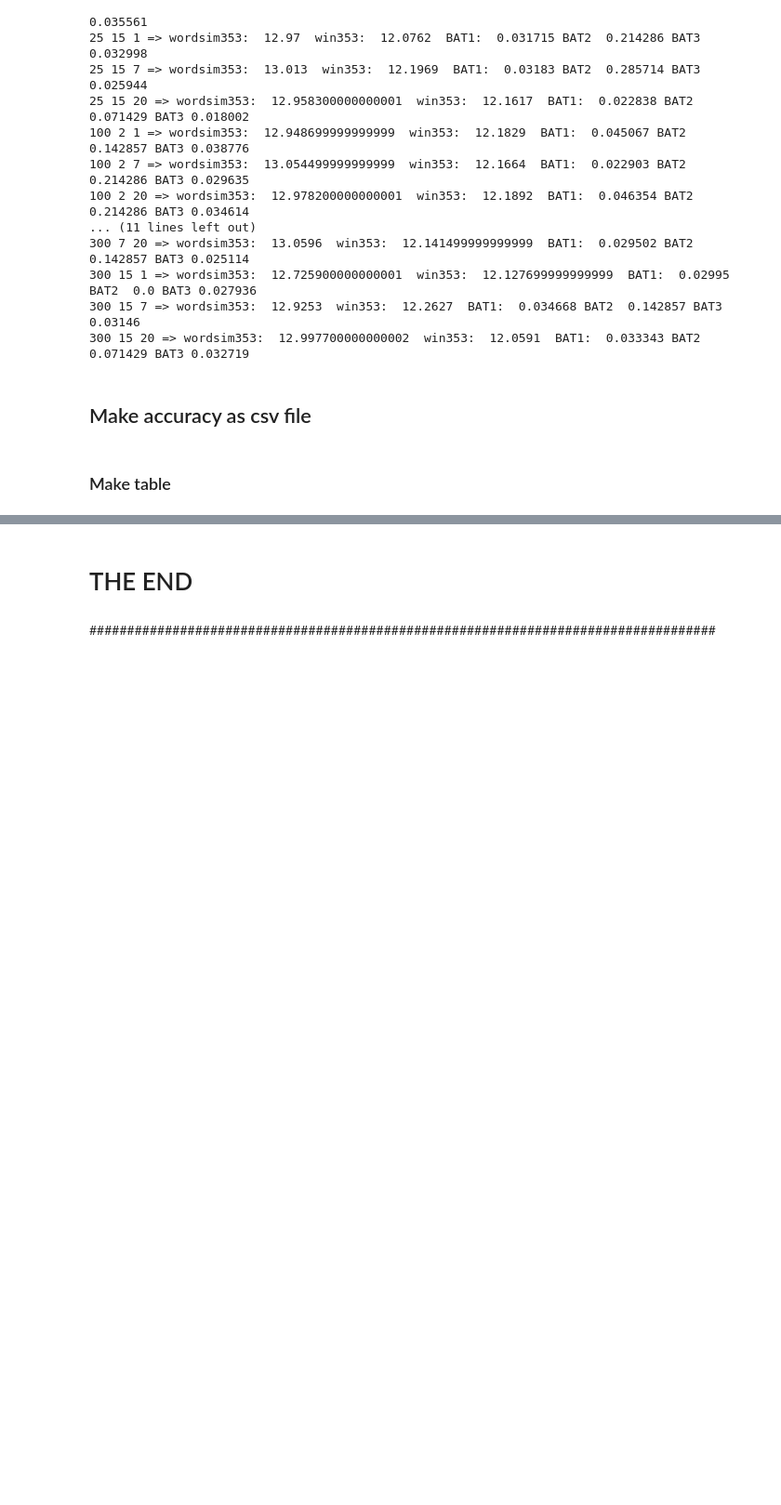
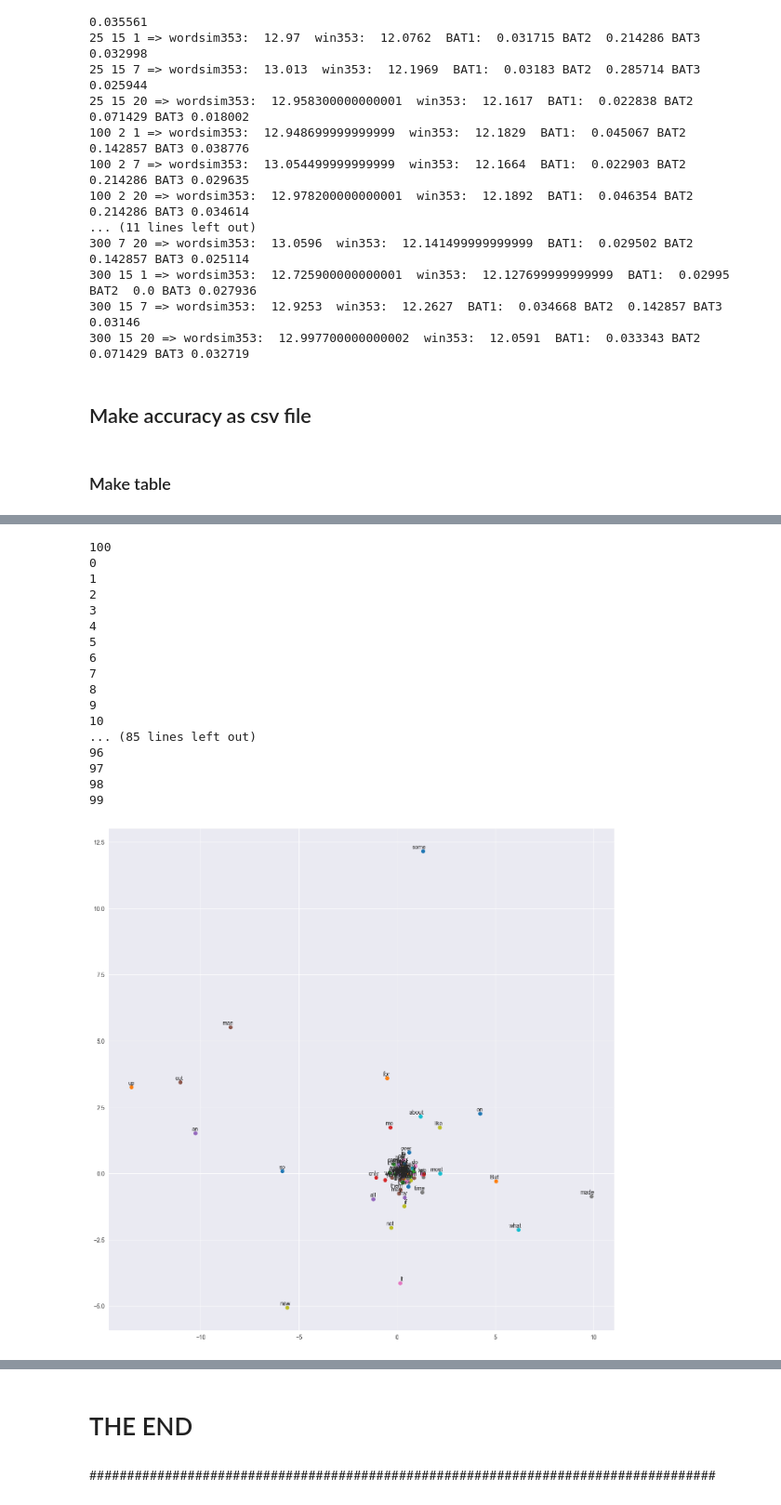
Before and after one commit to NimaMeghdadi/wordembedding_word2vec_gensim_brownCorpus, a Jupyter notebook: word2vec.ipynb, the cells around one changed output, grey strips where cells are left out. Shown at 93% size. Cells and saved outputs as stored; diff of their text form; code cells hidden in the pictures; blank space fills up the shorter version.

```diff
--- a/word2vec.ipynb
+++ b/word2vec.ipynb
@@ -270,0 +489,12 @@ fig.show()
+# %%
+prepare_for_w2v('data/Anna Karenina by Leo Tolstoy (ru).txt', 'train_anna_karenina_ru.txt', 'russian')
+model_ak = train_word2vec('train_anna_karenina_ru.txt')
+
+words = []
+embeddings = []
+for word in list(model_ak.wv.vocab):
+    embeddings.append(model_ak.wv[word])
+    words.append(word)
+
+tsne_ak_2d = TSNE(n_components=2, init='pca', n_iter=3500, random_state=32)
+embeddings_ak_2d = tsne_ak_2d.fit_transform(embeddings)
@@ -270,0 +522,52 @@ fig.show()
+# %%
+def tsne_plot(model):
+    "Creates and TSNE model and plots it"
+    labels = []
+    tokens = []
+
+    for word in model.wv.index_to_key[:100]:
+        tokens.append(model.wv[word])
+        labels.append(word)
+
+    tokens = np.asarray(tokens)
+    tsne_model = TSNE(perplexity=40, n_components=2, init='pca', n_iter=250, random_state=8)
+    new_values = tsne_model.fit_transform(tokens)
+    x = []
+    y = []
+    for value in new_values:
+        x.append(value[0])
+        y.append(value[1])
+
+    plt.figure(figsize=(16, 16))
+    print(len(x))
+    for i in range(len(x)):
+        plt.scatter(x[i],y[i])
+        plt.annotate(labels[i],
+                     xy=(x[i], y[i]),
+                     xytext=(5, 2),
+                     textcoords='offset points',
+                     ha='right',
+                     va='bottom')
+        print(i)
+    plt.show()
+# %%
+tsne_plot(new_model)
+# %% [output]
+100
+0
+1
+2
+3
+4
+5
+6
+7
+8
+9
+10
+... (85 lines left out)
+96
+97
+98
+99
+[figure, added]
```
Also changed, not shown: parts of 21 cells of this notebook, 1 other file.
